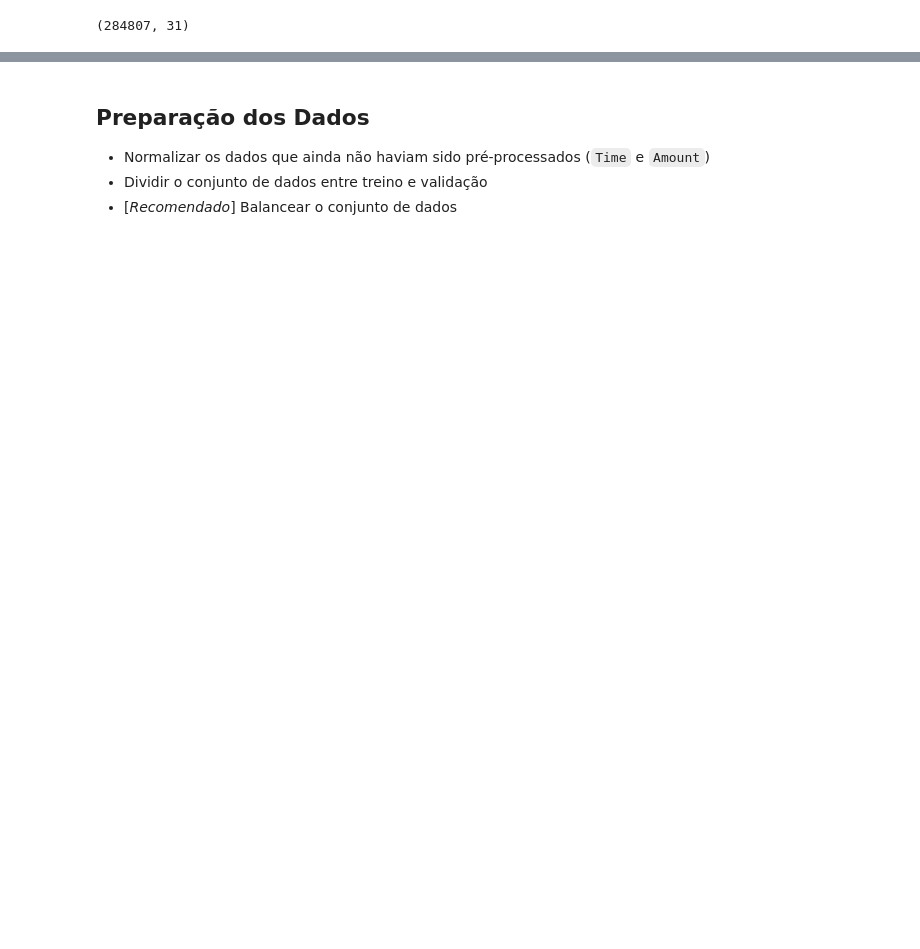
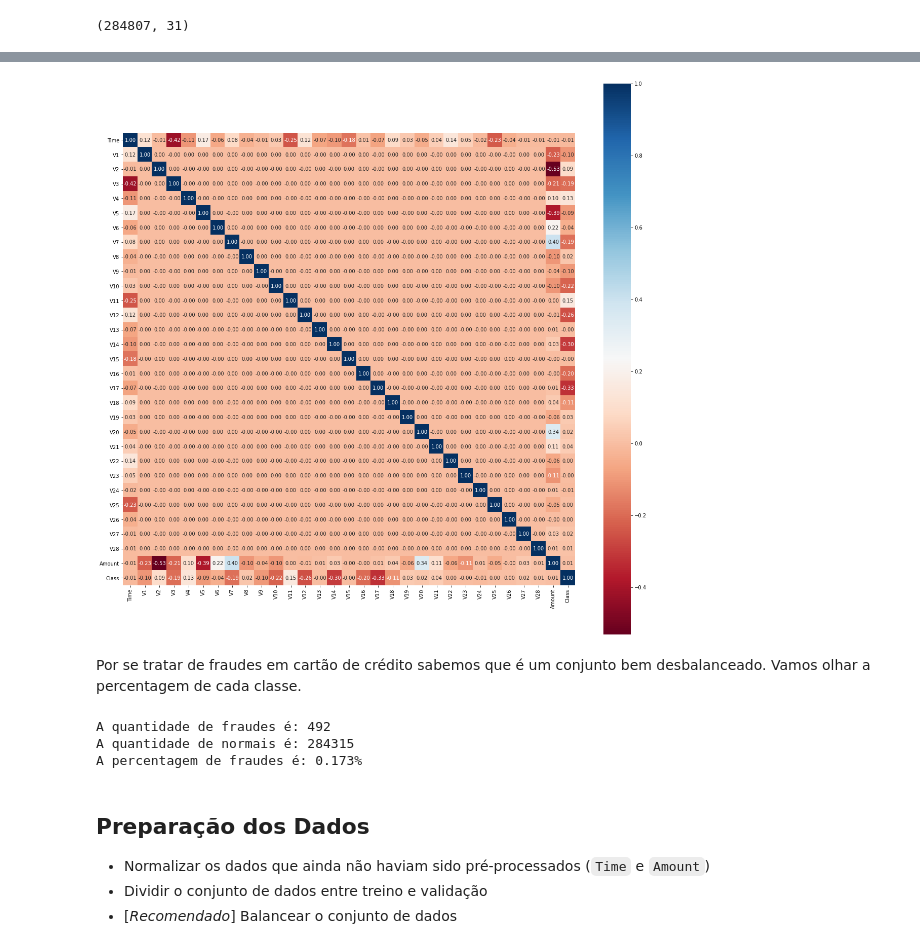
Before and after one commit to tvaditya/intro_ds_and_ml, a Jupyter notebook: [T_V_Aditya]_Detecção_de_Fraude_em_Cartões_de_Crédito.ipynb, the cells around one changed output, grey strips where cells are left out. Cells and saved outputs as stored; diff of their text form; code cells hidden in the pictures; blank space fills up the shorter version.

```diff
--- a/[T_V_Aditya]_Detecção_de_Fraude_em_Cartões_de_Crédito.ipynb
+++ b/[T_V_Aditya]_Detecção_de_Fraude_em_Cartões_de_Crédito.ipynb
@@ -119,3 +168,22 @@ plt.show()
+# %%
+cormat = df.corr()
+fig = plt.figure(figsize=(20, 20))
+sns.heatmap(cormat, cmap='RdBu', fmt='.2f', square=True, linecolor='white', annot=True)
+plt.show()
+# %% [output]
+[figure, added]
+# %% [markdown]
+Por se tratar de fraudes em cartão de crédito sabemos que é um conjunto bem desbalanceado. Vamos olhar a percentagem de cada classe.
+# %%
+fraudes = df[df['Class'] == 1]
+normais = df[df['Class'] == 0]
+print(f"A quantidade de fraudes é: {fraudes.shape[0]}")
+print(f"A quantidade de normais é: {normais.shape[0]}")
+print(f"A percentagem de fraudes é: {len(fraudes)*100/len(df):0.3f}%")
+# %% [output]
+A quantidade de fraudes é: 492
+A quantidade de normais é: 284315
+A percentagem de fraudes é: 0.173%
 # %% [markdown]
 ## Preparação dos Dados
 
```
Also changed, not shown: parts of 66 cells of this notebook.
